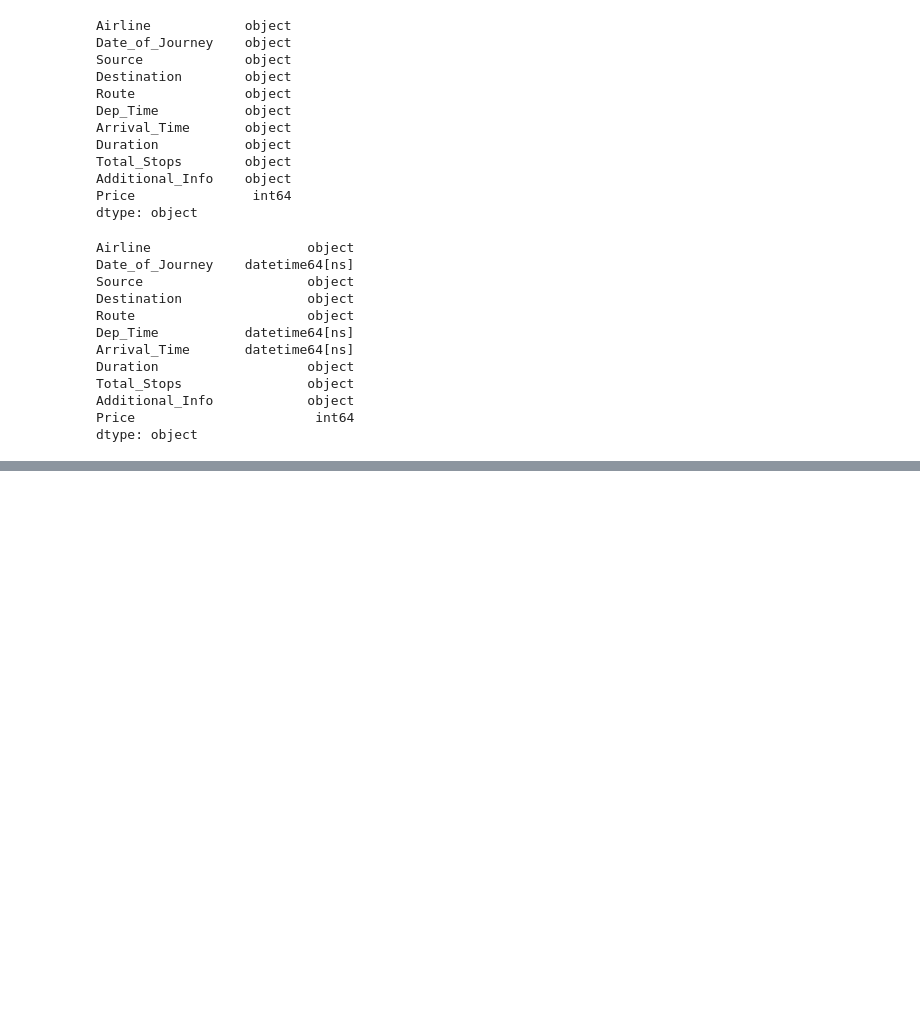
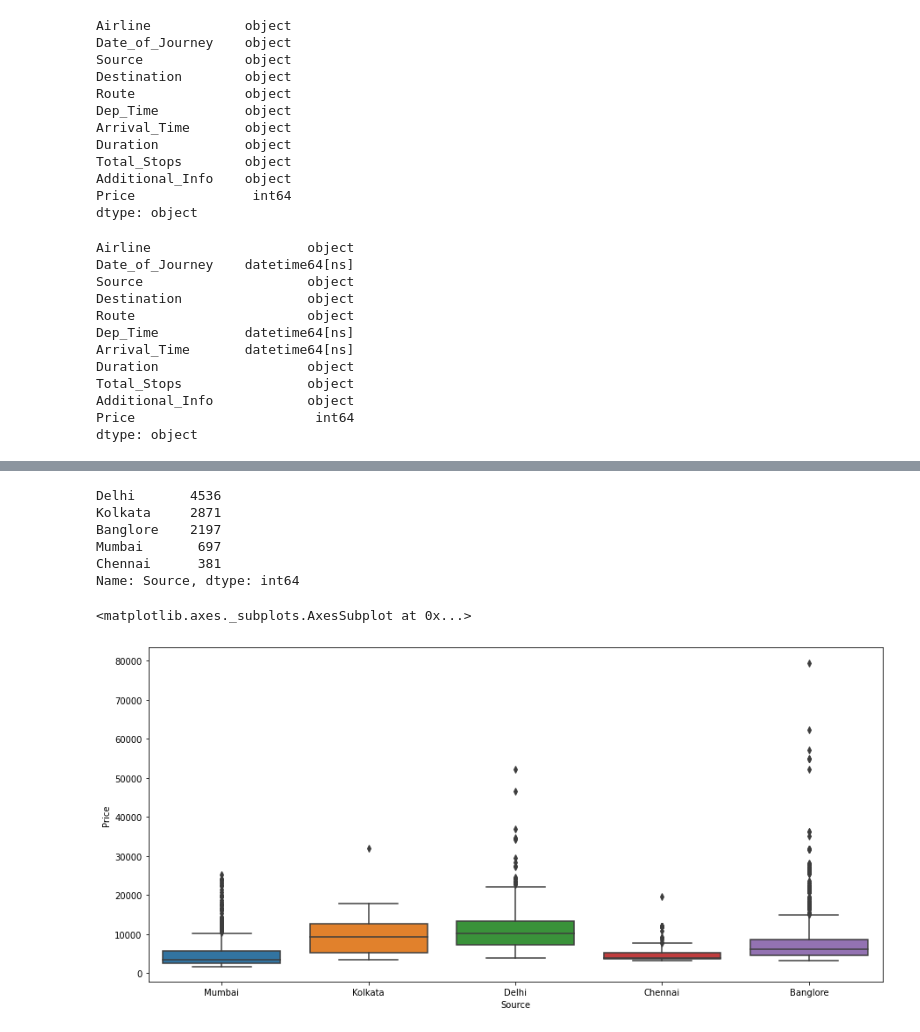
Before and after one commit to joeldsouza2001/ML, a Jupyter notebook: flight_fare_prediction.ipynb, the cells around one changed output, grey strips where cells are left out. Saved outputs shown, nothing was run; the diff lists cells and outputs as text; code cells hidden in the pictures; blank space fills up the shorter version.

```diff
--- a/flight_fare_prediction.ipynb
+++ b/flight_fare_prediction.ipynb
@@ -177,0 +317,15 @@ dt.head(5)
+# %%
+dt['Source'].value_counts()
+# %% [output]
+Delhi       4536
+Kolkata     2871
+Banglore    2197
+Mumbai       697
+Chennai      381
+Name: Source, dtype: int64
+# %%
+plt.figure(figsize=(15,7))
+sns.boxplot(x='Source',y='Price',data=dt.sort_values('Source',ascending=False))
+# %% [output]
+<matplotlib.axes._subplots.AxesSubplot at 0x...>
+[figure, added]
```
Also changed, not shown: parts of 29 cells of this notebook.
